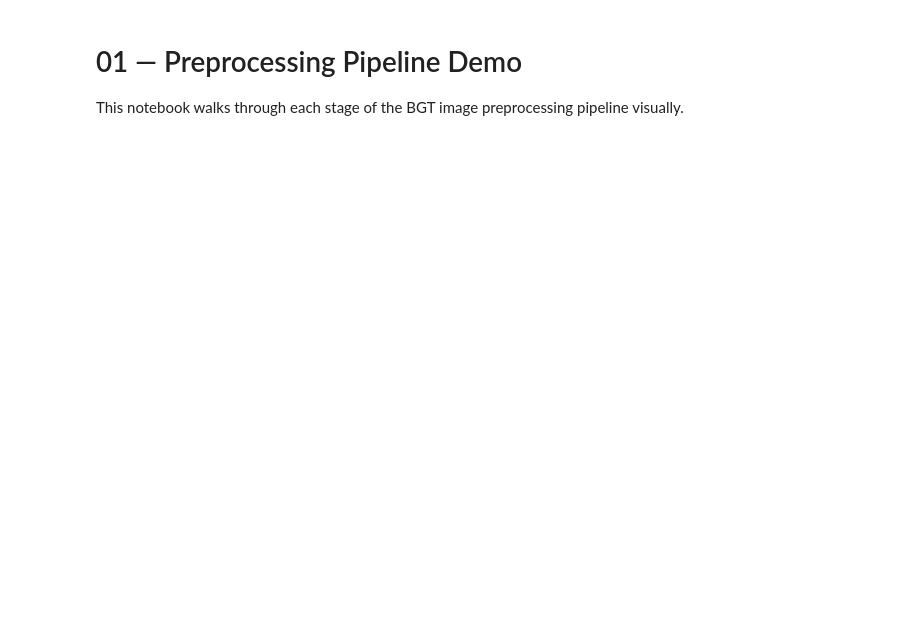
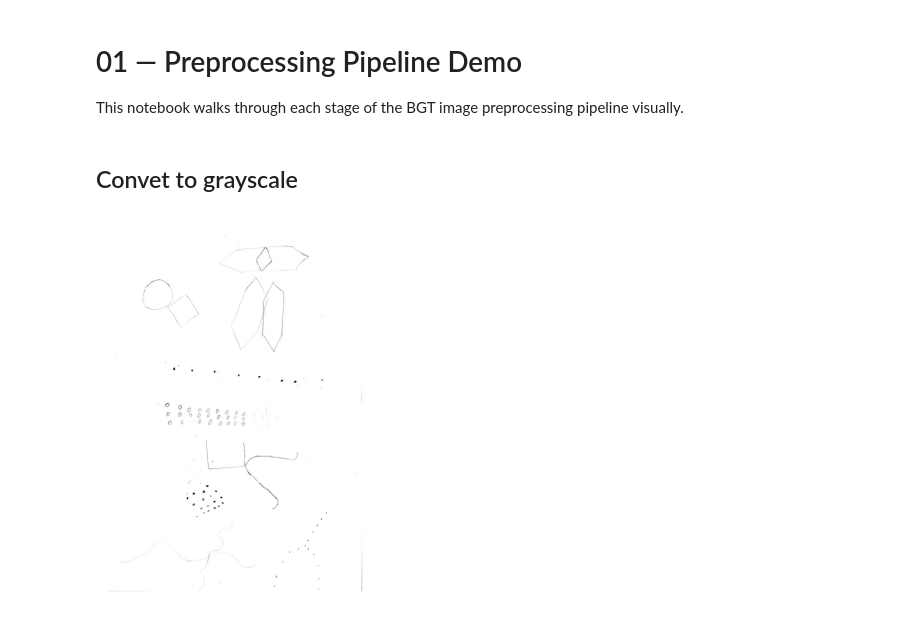
Before and after one commit to abdallahkareem/bender-gestalt-analysis, a Jupyter notebook: notebooks/01_preprocessing_demo.ipynb, the cells around one changed output. Cells and saved outputs as stored; diff of their text form; code cells hidden in the pictures; blank space fills up the shorter version.

Commit message:
Preprocessing pipeline

```diff
--- a/notebooks/01_preprocessing_demo.ipynb
+++ b/notebooks/01_preprocessing_demo.ipynb
@@ -18,26 +9,22 @@ result = pipeline.run(IMAGE_PATH)
-# %%
-# Visualize all 6 stages
-stages = ['raw', 'gray', 'denoised', 'normalized', 'binary', 'enhanced']
-titles = [
-    'Original (Raw)',
-    'Grayscale',
-    'Denoised (Gaussian + NLM)',
-    'Normalized (CLAHE)',
-    'Binarized (Otsu)',
-    'Skeletonized (Lee)'
-]
-
-fig, axes = plt.subplots(2, 3, figsize=(15, 9))
-fig.suptitle('BGT Preprocessing Pipeline Stages', fontsize=16, fontweight='bold')
-
-for ax, stage, title in zip(axes.flat, stages, titles):
-    img = result[stage]
-    if len(img.shape) == 3:
-        img = cv2.cvtColor(img, cv2.COLOR_BGR2RGB)
-    ax.imshow(img, cmap='gray' if len(img.shape) == 2 else None)
-    ax.set_title(title, fontsize=11)
-    ax.axis('off')
-
-plt.tight_layout()
-plt.savefig('../assets/preprocessing_demo.png', dpi=150, bbox_inches='tight')
-plt.show()
+# %%
+
+# utils
+
+def display_img(img):
+  plt.imshow(img, cmap='gray')
+  plt.axis("off")
+  plt.show()
+
+def upload_img(title, img):
+    cv2.imwrite(title, img)
+# %% [markdown]
+## Convet to grayscale
+# %%
+img = cv2.imread(r"F:\Github\bender-gestalt-analysis\data\raw_drawings\page-0001.jpg")
+
+gray = cv2.cvtColor(img, cv2.COLOR_BGR2GRAY)
+
+display_img(gray)
+upload_img(r"F:\Github\bender-gestalt-analysis\notebooks\tests\gray.jpg",gray)
+# %% [output]
+[figure, added]
```
Also changed, not shown: parts of 16 cells of this notebook, 10 other files.
